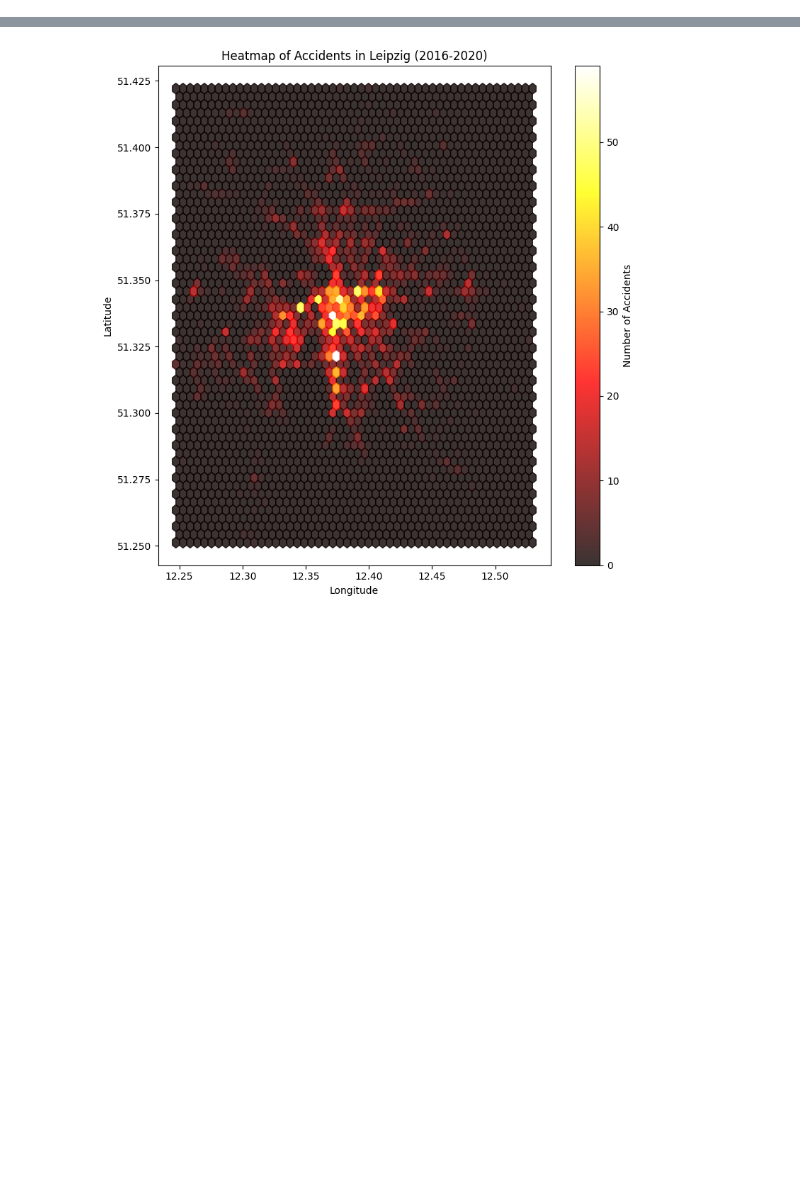
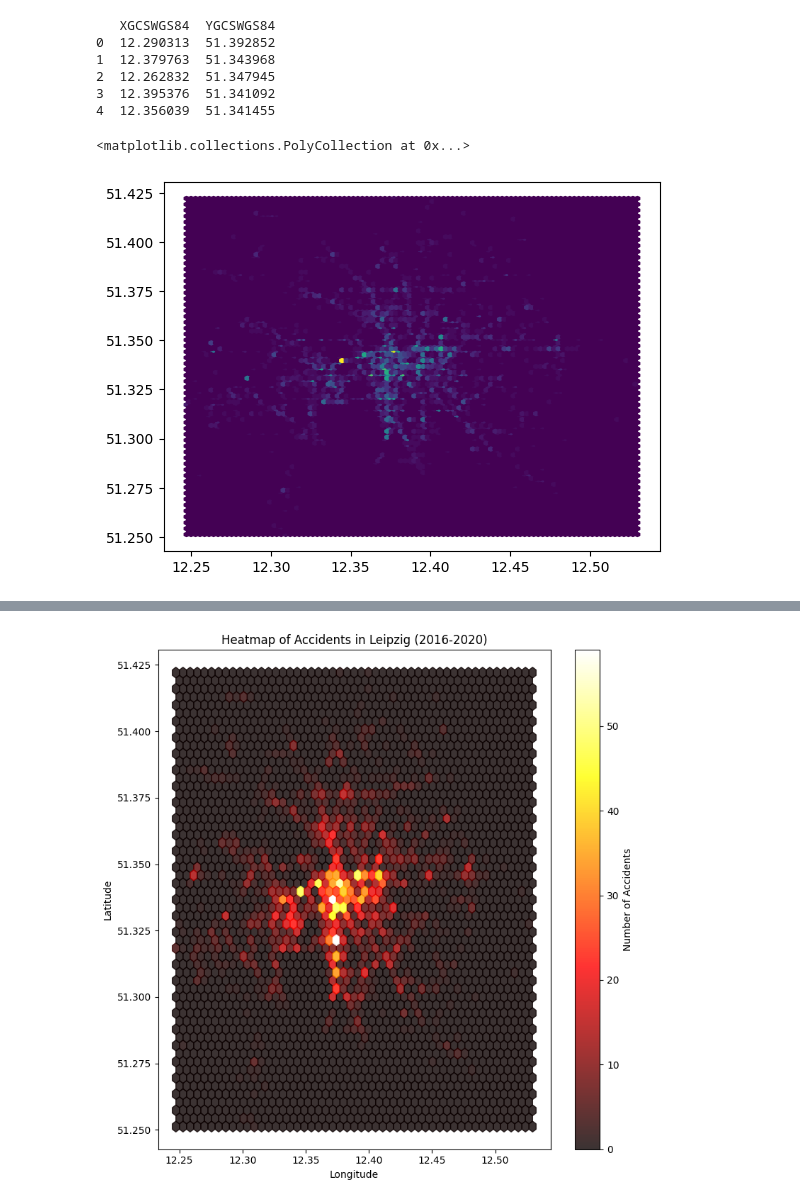
Before and after one commit to FN-42/DigitalSpacialHumanities, a Jupyter notebook: Übersicht.ipynb, the cells around one changed output, grey strips where cells are left out. Cells and saved outputs as stored; diff of their text form; code cells hidden in the pictures; blank space fills up the shorter version.

```diff
--- a/Übersicht.ipynb
+++ b/Übersicht.ipynb
@@ -6,0 +8,16 @@ print(df.head())
+# %%
+location_df = df[["XGCSWGS84" , "YGCSWGS84"]]
+# %% [output]
+   XGCSWGS84  YGCSWGS84
+0  12.290313  51.392852
+1  12.379763  51.343968
+2  12.262832  51.347945
+3  12.395376  51.341092
+4  12.356039  51.341455
+# %%
+plt.hexbin(location_df.XGCSWGS84, location_df.YGCSWGS84)
+#plt.hexbin(location_df.iloc[:,[0]], location_df.iloc[:,[1]])
+#plt.hexbin(df['XGCSWGS84'], df['YGCSWGS84'], gridsize=50, cmap='hot', alpha=0.7)
+# %% [output]
+<matplotlib.collections.PolyCollection at 0x...>
+[figure, added]
```
Also changed, not shown: parts of 4 cells of this notebook.
